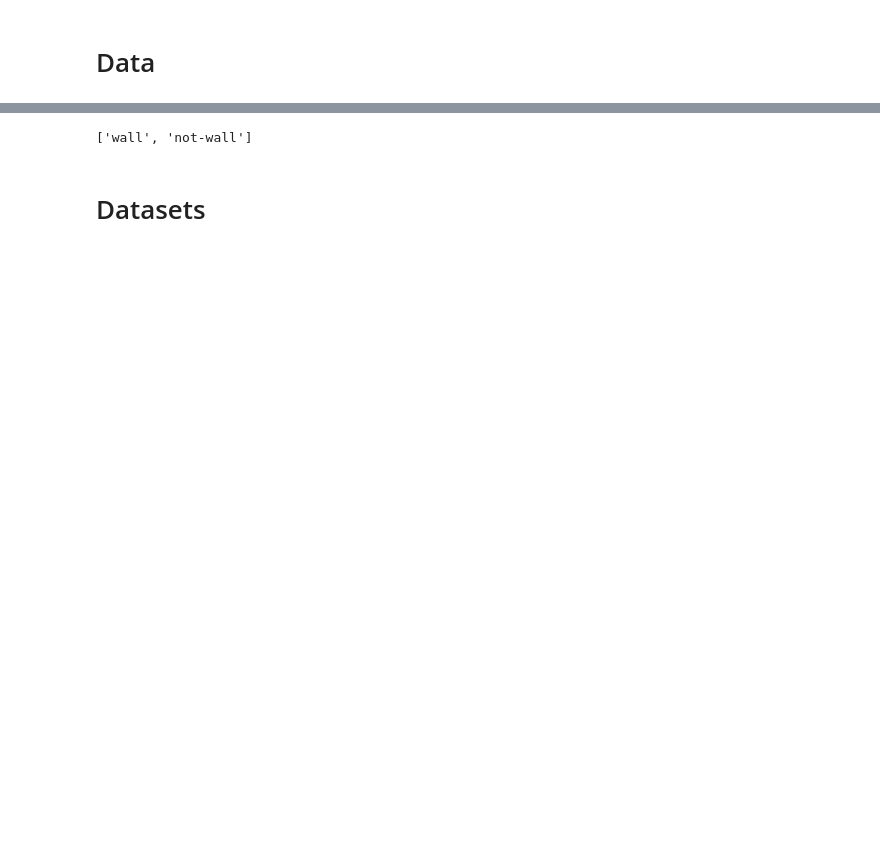
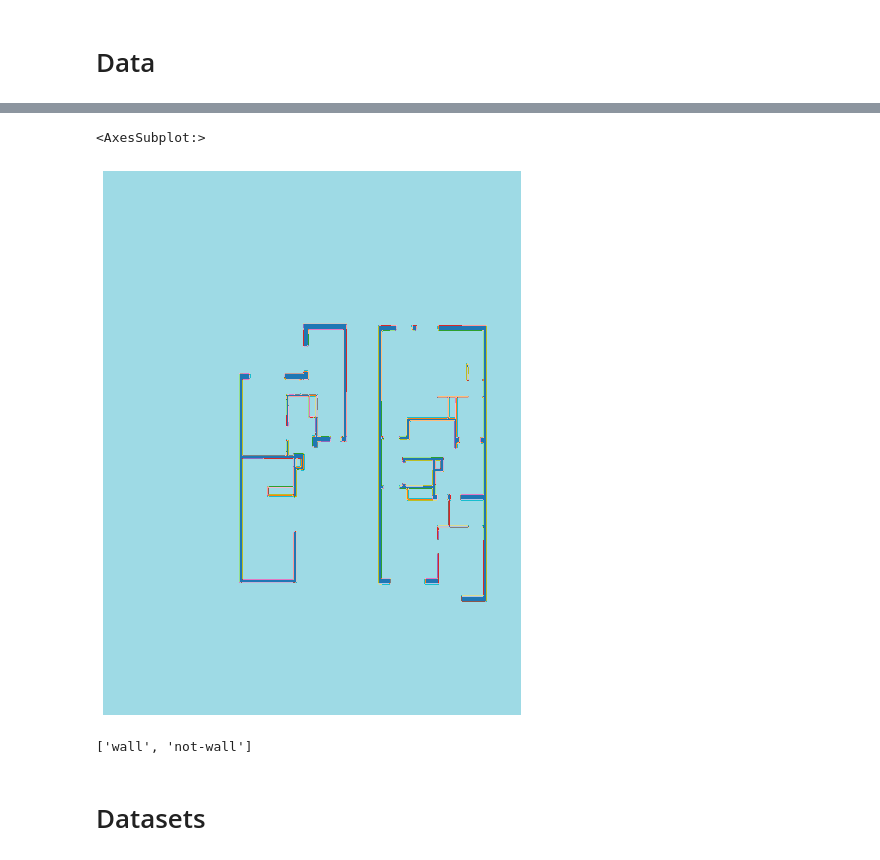
Before and after one commit to chosia/fastai-wall-detection, a Jupyter notebook: fastai-wall-detection.ipynb, the cells around one changed output, grey strips where cells are left out. Drawn from its saved outputs; the diff is of its cells as text; code cells hidden in the pictures; blank space fills up the shorter version.

```diff
--- a/fastai-wall-detection.ipynb
+++ b/fastai-wall-detection.ipynb
@@ -34,8 +54,11 @@ img = open_image(img_f)
 # %%
 get_y_fn = lambda x: path_lbl/f'{x.stem}{x.suffix}'
 # %%
-mask = open_mask(get_y_fn(img_f))
-# mask.show(figsize=(10,10), alpha=1)
+mask = PILMask.create(get_y_fn(img_f))
+mask.show(figsize=(10,10), alpha=1)
+# %% [output]
+<AxesSubplot:>
+[figure, added]
 # %%
 src_size = np.array(mask.shape[1:])
 #src_size,mask.data
```
Also changed, not shown: parts of 35 cells of this notebook.
